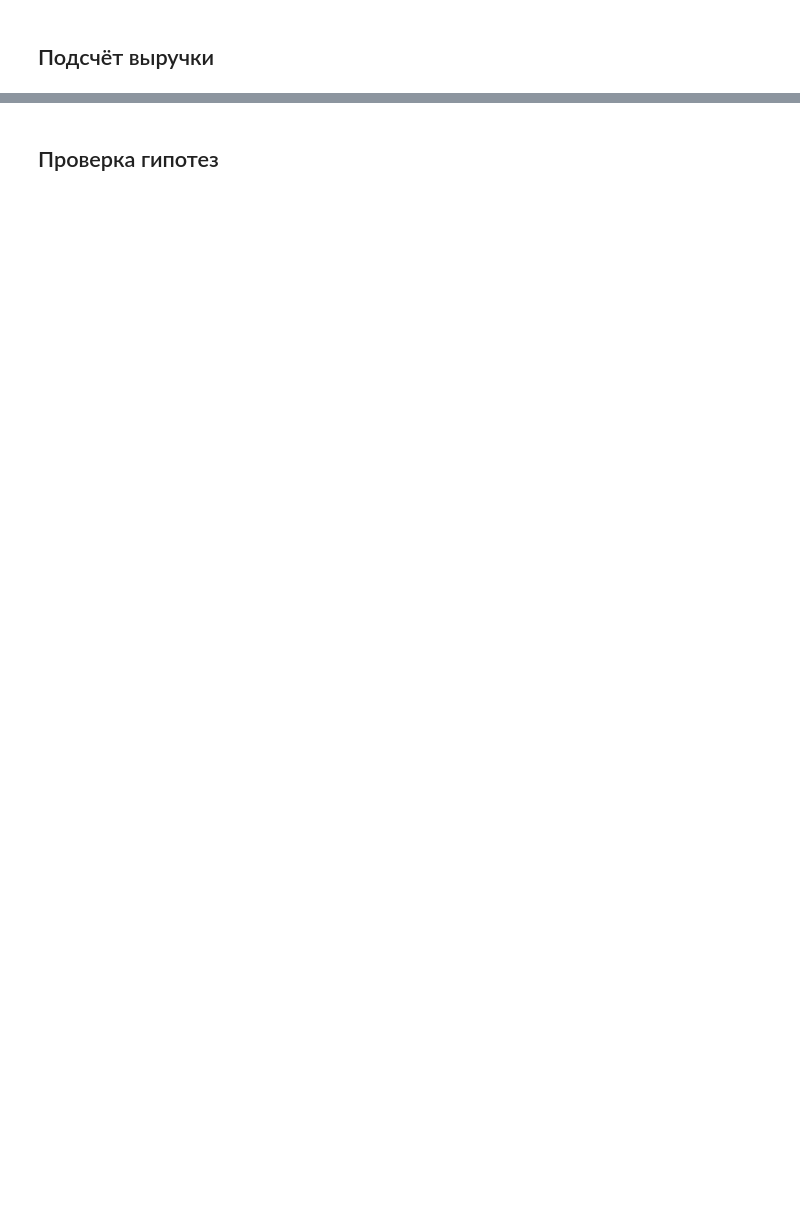
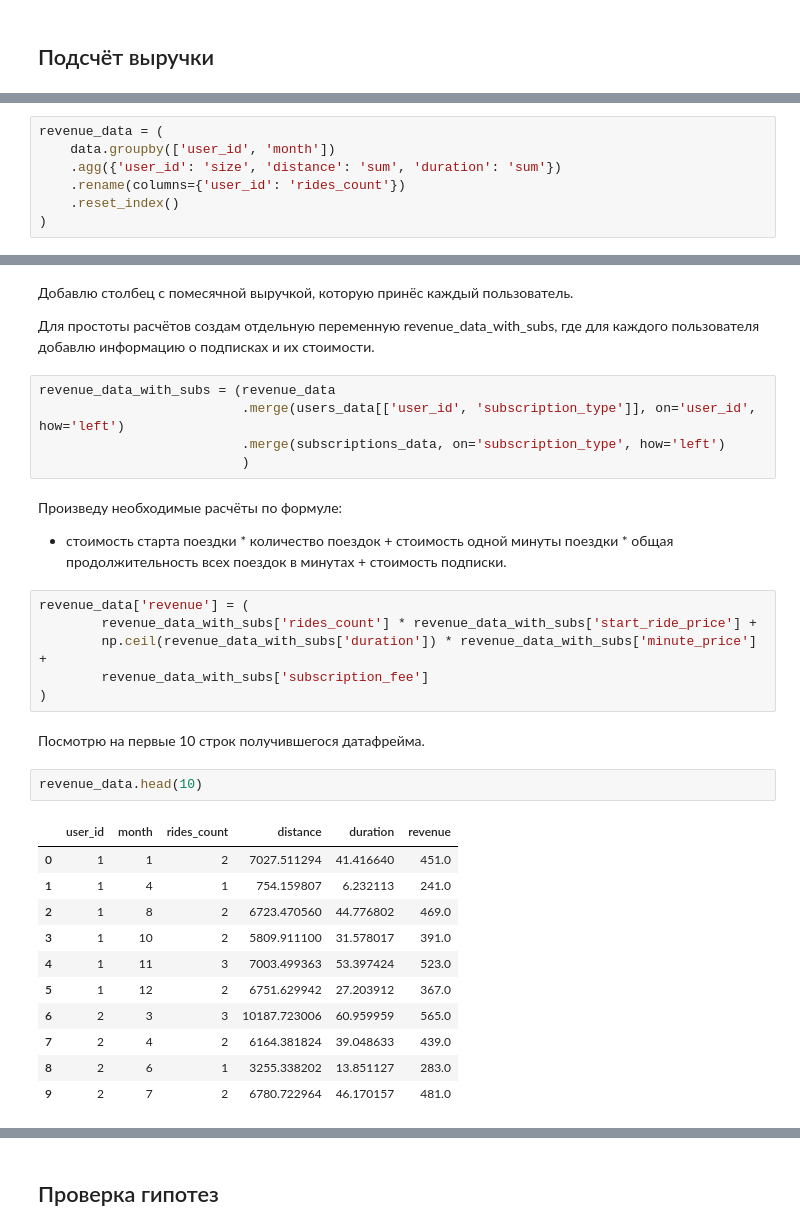
Before and after one commit to sudobooo/go_fast_project, a Jupyter notebook: go_fast_project.ipynb, the cells around one changed output, grey strips where cells are left out. Drawn from its saved outputs; the diff is of its cells as text; blank space fills up the shorter version.

Commit message:
Add revenue_data

```diff
--- a/go_fast_project.ipynb
+++ b/go_fast_project.ipynb
@@ -500,0 +518,7 @@ plot_two_hists_by_column(data_free, data_ultra, 'duration', 'Продолжит
+# %%
+revenue_data = (
+    data.groupby(['user_id', 'month'])
+    .agg({'user_id': 'size', 'distance': 'sum', 'duration': 'sum'})
+    .rename(columns={'user_id': 'rides_count'})
+    .reset_index()
+)
@@ -500,0 +541,34 @@ plot_two_hists_by_column(data_free, data_ultra, 'duration', 'Продолжит
+# %% [markdown]
+Добавлю столбец с помесячной выручкой, которую принёс каждый пользователь.
+
+Для простоты расчётов создам отдельную переменную revenue_data_with_subs, где для каждого пользователя добавлю информацию о подписках и их стоимости.
+# %%
+revenue_data_with_subs = (revenue_data
+                          .merge(users_data[['user_id', 'subscription_type']], on='user_id', how='left')
+                          .merge(subscriptions_data, on='subscription_type', how='left')
+                          )
+# %% [markdown]
+Произведу необходимые расчёты по формуле:
+- стоимость старта поездки * количество поездок + стоимость одной минуты поездки * общая продолжительность всех поездок в минутах + стоимость подписки.
+# %%
+revenue_data['revenue'] = (
+        revenue_data_with_subs['rides_count'] * revenue_data_with_subs['start_ride_price'] +
+        np.ceil(revenue_data_with_subs['duration']) * revenue_data_with_subs['minute_price'] +
+        revenue_data_with_subs['subscription_fee']
+)
+# %% [markdown]
+Посмотрю на первые 10 строк получившегося датафрейма.
+# %%
+revenue_data.head(10)
+# %% [output]
+|  | user_id | month | rides_count | distance | duration | revenue |
+| 0 | 1 | 1 | 2 | 7027.511294 | 41.416640 | 451.0 |
+| 1 | 1 | 4 | 1 | 754.159807 | 6.232113 | 241.0 |
+| 2 | 1 | 8 | 2 | 6723.470560 | 44.776802 | 469.0 |
+| 3 | 1 | 10 | 2 | 5809.911100 | 31.578017 | 391.0 |
+| 4 | 1 | 11 | 3 | 7003.499363 | 53.397424 | 523.0 |
+| 5 | 1 | 12 | 2 | 6751.629942 | 27.203912 | 367.0 |
+| 6 | 2 | 3 | 3 | 10187.723006 | 60.959959 | 565.0 |
+| 7 | 2 | 4 | 2 | 6164.381824 | 39.048633 | 439.0 |
+| 8 | 2 | 6 | 1 | 3255.338202 | 13.851127 | 283.0 |
+| 9 | 2 | 7 | 2 | 6780.722964 | 46.170157 | 481.0 |
```
Also changed, not shown: parts of 9 cells of this notebook.
